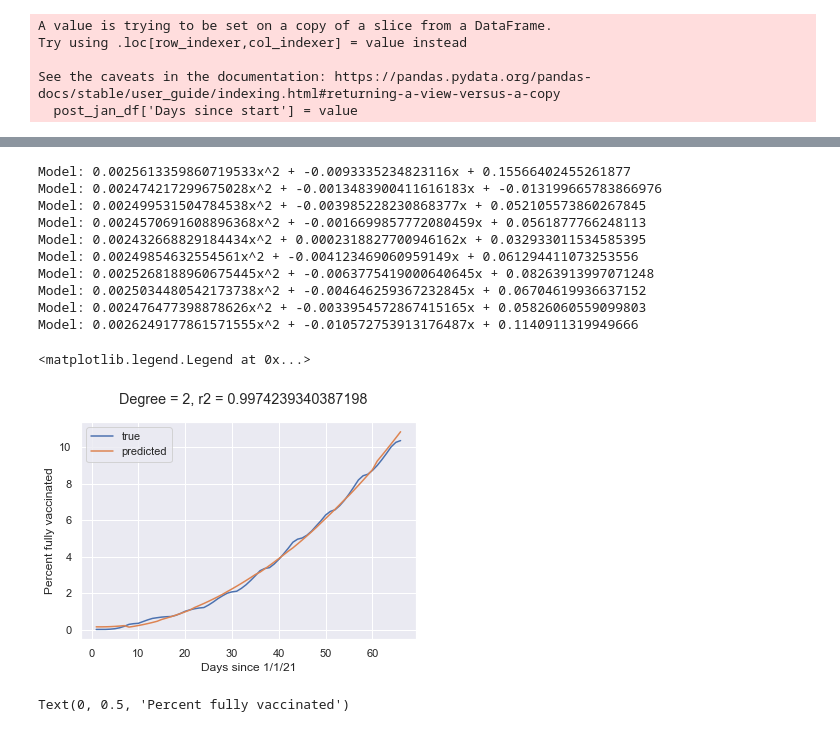
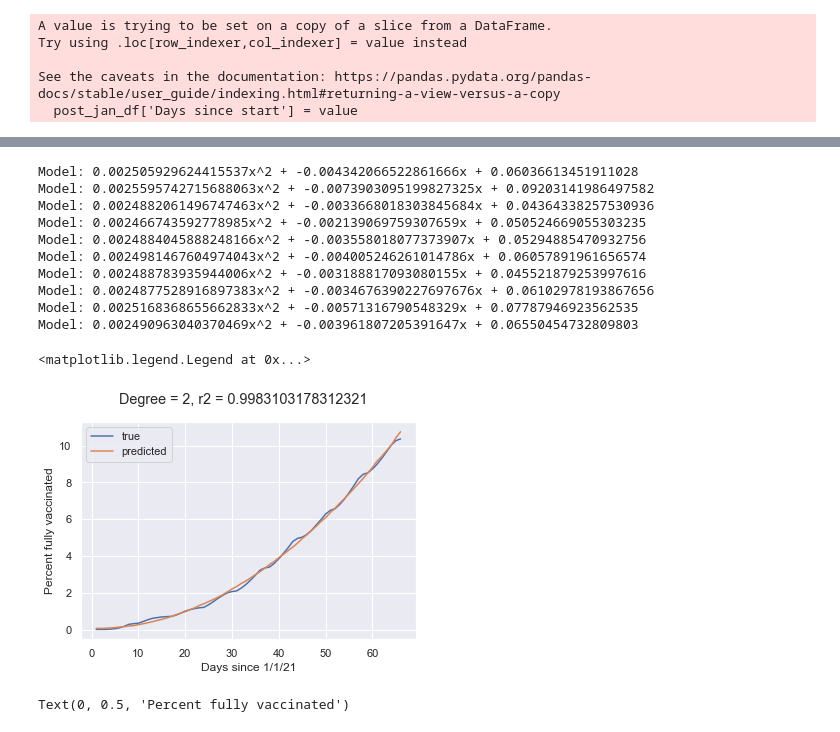
Before and after one commit to swastidadhich/Covid19HerdImmunity, a Jupyter notebook: COVID Data and analysis plan + regression-1.ipynb, the cells around one changed output, grey strips where cells are left out. Saved outputs shown, nothing was run; the diff lists cells and outputs as text; code cells hidden in the pictures.

```diff
--- a/COVID Data and analysis plan + regression-1.ipynb
+++ b/COVID Data and analysis plan + regression-1.ipynb
@@ -478,60 +489,64 @@ from sklearn.metrics import r2_score
 
 degree = 2
 
+# get x (days) and y (% vaccinated)
+x = np.array(post_jan_df.loc[:, 'Days since start']).reshape(-1, 1)
+y = np.array(post_jan_df.loc[:, 'Percent People Fully Vaccinated'])
+
 # fit data to a second degree polynomial structure
 poly_project = PolynomialFeatures(degree=degree)
 x_poly = poly_project.fit_transform(x)
 
 # initialize a k fold and linear regression
-skfold = KFold(n_splits = 10)
+kfold = KFold(n_splits = 10, shuffle = True)
 reg = LinearRegression(fit_intercept=False)
 
 # initialize an empty array for y_pred
 y_pred = np.empty_like(y)
 
-for train_idx, test_idx in skfold.split(x_poly, y):
+for train_idx, test_idx in kfold.split(x_poly, y):
     # split data into train and test data
     x_poly_test = x_poly[test_idx, :]
     x_poly_train = x_poly[train_idx, :]
     y_train = y[train_idx]
 
     # fit the linear model to the training data
     reg.fit(x_poly_train, y_train)
 
     # predict y
     y_pred[test_idx] = reg.predict(x_poly_test)
 
     # print the model
     c = reg.coef_[0]
     b = reg.coef_[1]
     a = reg.coef_[2]
     print(f'Model: {a}x^2 + {b}x + {c}')
 
 # compute the cross validated r2
 r2 = r2_score(y_true=y, y_pred=y_pred)
 
 # plot the true and predicted vaccine values
 plt.plot(x, y, label = 'true')
 plt.plot(x, y_pred, label = 'predicted')
 
 # format the plot
 plt.suptitle(f'Degree = 2, r2 = {r2}')
 plt.xlabel('Days since 1/1/21')
 plt.ylabel('Percent fully vaccinated')
 plt.legend()
 # %% [output]
-Model: 0.0025613359860719533x^2 + -0.0093335234823116x + 0.15566402455261877
-Model: 0.002474217299675028x^2 + -0.0013483900411616183x + -0.013199665783866976
-Model: 0.002499531504784538x^2 + -0.003985228230868377x + 0.052105573860267845
-Model: 0.0024570691608896368x^2 + -0.0016699857772080459x + 0.0561877766248113
-Model: 0.002432668829184434x^2 + 0.0002318827700946162x + 0.032933011534585395
-Model: 0.00249854632554561x^2 + -0.004123469060959149x + 0.061294411073253556
-Model: 0.0025268188960675445x^2 + -0.0063775419000640645x + 0.08263913997071248
-Model: 0.0025034480542173738x^2 + -0.004646259367232845x + 0.06704619936637152
-Model: 0.002476477398878626x^2 + -0.0033954572867415165x + 0.05826060559099803
-Model: 0.0026249177861571555x^2 + -0.010572753913176487x + 0.1140911319949666
+Model: 0.002505929624415537x^2 + -0.004342066522861666x + 0.06036613451911028
+Model: 0.0025595742715688063x^2 + -0.0073903095199827325x + 0.09203141986497582
+Model: 0.0024882061496747463x^2 + -0.0033668018303845684x + 0.04364338257530936
+Model: 0.002466743592778985x^2 + -0.002139069759307659x + 0.050524669055303235
+Model: 0.0024884045888248166x^2 + -0.003558018077373907x + 0.05294885470932756
+Model: 0.0024981467604974043x^2 + -0.004005246261014786x + 0.06057891961656574
+Model: 0.002488783935944006x^2 + -0.003188817093080155x + 0.045521879253997616
+Model: 0.0024877528916897383x^2 + -0.0034676390227697676x + 0.06102978193867656
+Model: 0.0025168368655662833x^2 + -0.00571316790548329x + 0.07787946923562535
+Model: 0.002490963040370469x^2 + -0.003961807205391647x + 0.06550454732809803
 <matplotlib.legend.Legend at 0x...>
-[figure, old version]
+[figure, new version]
 # %%
 # compute a non-cross-validated 2nd degree model and use it to predict vaccination rates for 180 days of 2021
 x_future = np.array(range(180)).reshape(-1, 1)
```
Also changed, not shown: parts of 16 cells of this notebook.
